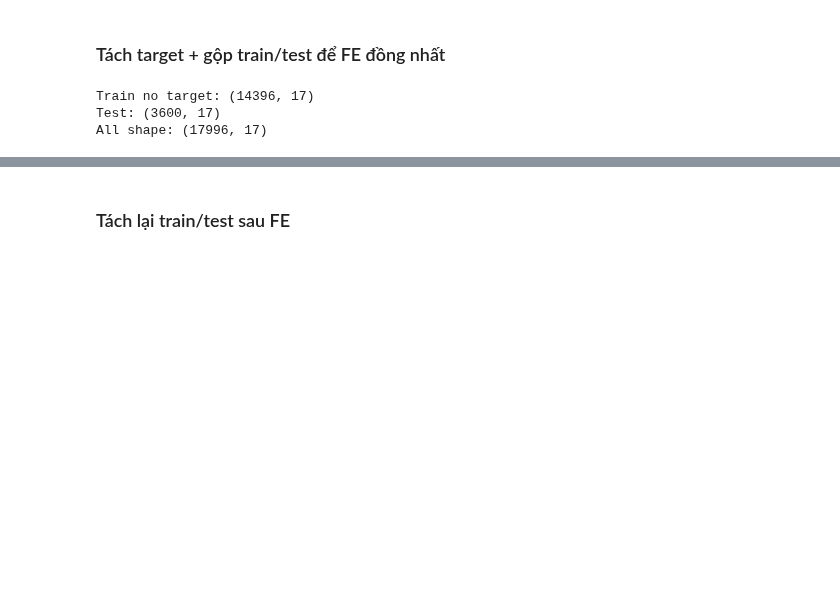
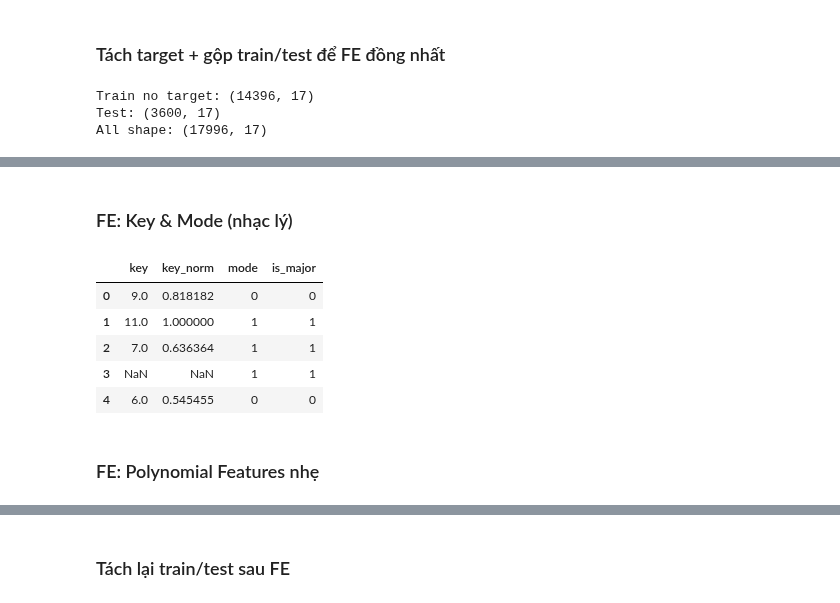
Before and after one commit to bibo0610/sgu25_ml_group, a Jupyter notebook: preprocessing/feature_engineering.ipynb, the cells around one changed output, grey strips where cells are left out. Saved outputs shown, nothing was run; the diff lists cells and outputs as text; code cells hidden in the pictures; blank space fills up the shorter version.

```diff
--- a/preprocessing/feature_engineering.ipynb
+++ b/preprocessing/feature_engineering.ipynb
@@ -74,0 +152,5 @@ FE ...
+# %%
+if "acousticness" in all_df.columns and "instrumentalness" in all_df.columns:
+    all_df["acoustic_instru"] = zfill("acousticness") * zfill("instrumentalness")
+
+display(all_df[["acousticness","instrumentalness","acoustic_instru"]].head())
@@ -74,0 +166,12 @@ FE ...
+# %%
+if "tempo" in all_df.columns:
+    all_df["tempo_bin"] = pd.cut(
+        all_df["tempo"],
+        bins=[0, 90, 130, 300],
+        labels=["slow", "medium", "fast"],
+        include_lowest=True
+    )
+
+    all_df = pd.get_dummies(all_df, columns=["tempo_bin"], prefix="tempo", drop_first=True)
+
+display(all_df.filter(regex="tempo").head())
@@ -74,0 +185,19 @@ FE ...
+# %% [markdown]
+### FE: Key & Mode (nhạc lý)
+# %%
+if "mode" in all_df.columns:
+    all_df["is_major"] = (all_df["mode"] == 1).astype(int)
+
+if "key" in all_df.columns:
+    all_df["key_norm"] = all_df["key"] / 11
+
+display(all_df[["key","key_norm","mode","is_major"]].head())
+# %% [output]
+|  | key | key_norm | mode | is_major |
+| 0 | 9.0 | 0.818182 | 0 | 0 |
+| 1 | 11.0 | 1.000000 | 1 | 1 |
+| 2 | 7.0 | 0.636364 | 1 | 1 |
+| 3 | NaN | NaN | 1 | 1 |
+| 4 | 6.0 | 0.545455 | 0 | 0 |
+# %% [markdown]
+### FE: Polynomial Features nhẹ
```
Also changed, not shown: parts of 17 cells of this notebook, 2 other files.
